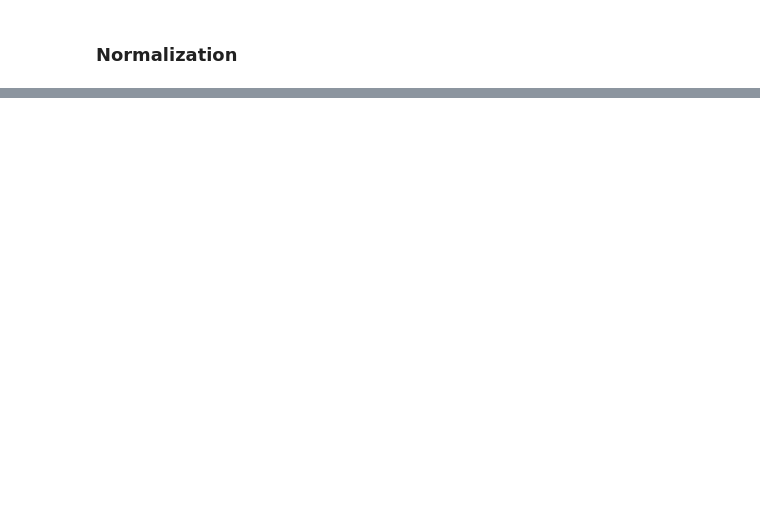
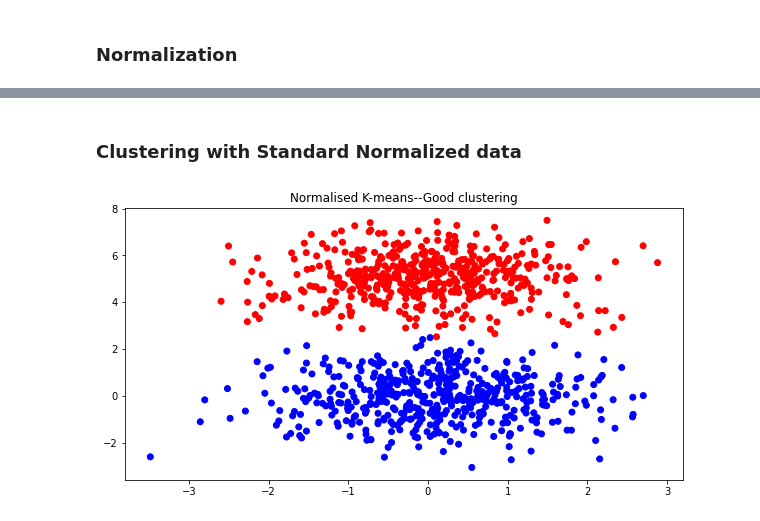
Before and after one commit to harnalashok/Clustering, a Jupyter notebook: Why_normalize_in_kmeans.ipynb, the cells around one changed output, grey strips where cells are left out. Drawn from its saved outputs; the diff is of its cells as text; code cells hidden in the pictures; blank space fills up the shorter version.

```diff
--- a/Why_normalize_in_kmeans.ipynb
+++ b/Why_normalize_in_kmeans.ipynb
@@ -158,0 +166,2 @@ ValueError: ignored
+# %% [markdown]
+### Clustering with Standard Normalized data
@@ -159,9 +182,13 @@ ValueError: ignored
 # %%
-# 5.3 Of normalized clustered data
-clusters = km.fit_predict(np.array([x / 20, y/2]).T) # Normalized data
-axes[2].scatter(x/20, y/2, c=clusters, cmap='bwr')
-axes[2].set_title('Normalised K-means--Good clustering')
+# 5.2 Standard Normalize data and cluster it
+fig,ax = plt.subplots(1,1,figsize = (10,5))
+clusters = km.fit_predict(np.array([x / 10, y]).T) # Normalized data
+ax.scatter(x/10, y, c=clusters, cmap='bwr')
+ax.set_title('Normalised K-means--Good clustering')
 
-# 5.4 Now show all plots
+
+# 5.3 Now show plot
 plt.show();
 ############################
+# %% [output]
+[figure, added]
```
Also changed, not shown: parts of 13 cells of this notebook.
